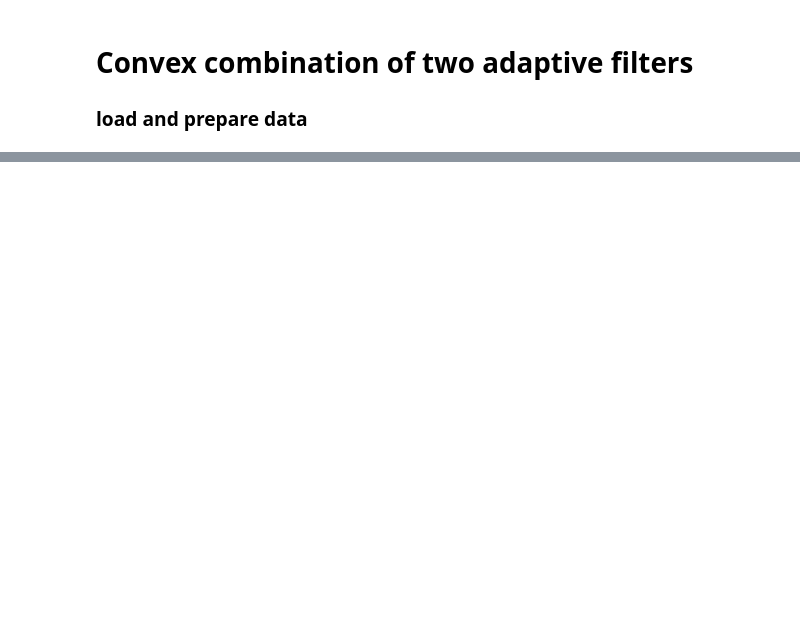
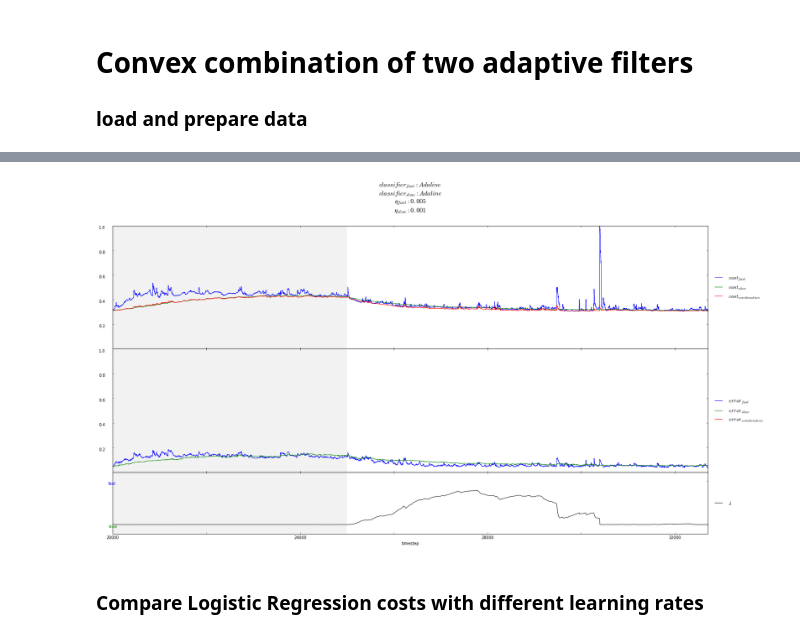
Before and after one commit to galvanic/adversML, a Jupyter notebook: notebooks/adaptive.ipynb, the cells around one changed output, grey strips where cells are left out. Drawn from its saved outputs; the diff is of its cells as text; code cells hidden in the pictures; blank space fills up the shorter version.

Commit message:
add new analysis between using logistic reg and adaline

```diff
--- a/notebooks/adaptive.ipynb
+++ b/notebooks/adaptive.ipynb
@@ -108,0 +194,9 @@ for experiment_ids in chunks(DF.index.levels[-1], groups_of=2):
+# %%
+experiment_id = '%s %s' % (BATCH_ID, 2)
+df = get_df(experiment_id)
+custom_params = {'xlim': (20000, TOTAL_TIMESTEPS)}
+compare([(prepare(df), get_title(df))], figsize=(27, 14), **custom_params)
+# %% [output]
+[figure, added]
+# %% [markdown]
+### Compare Logistic Regression costs with different learning rates
```
Also changed, not shown: parts of 10 cells of this notebook.
